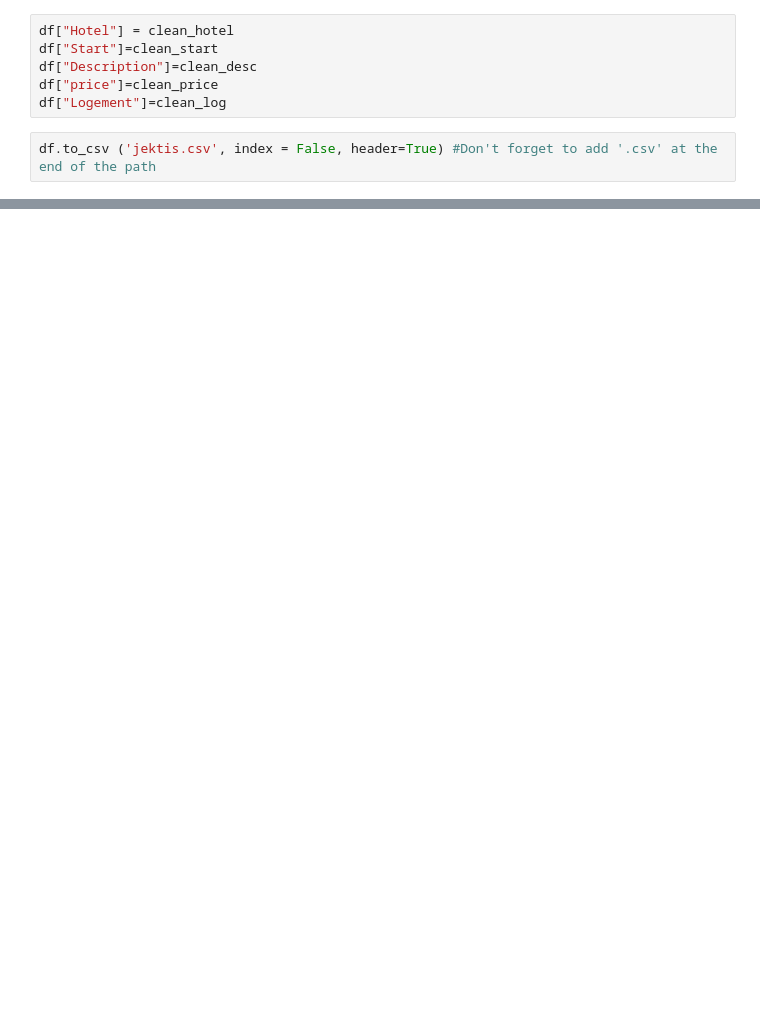
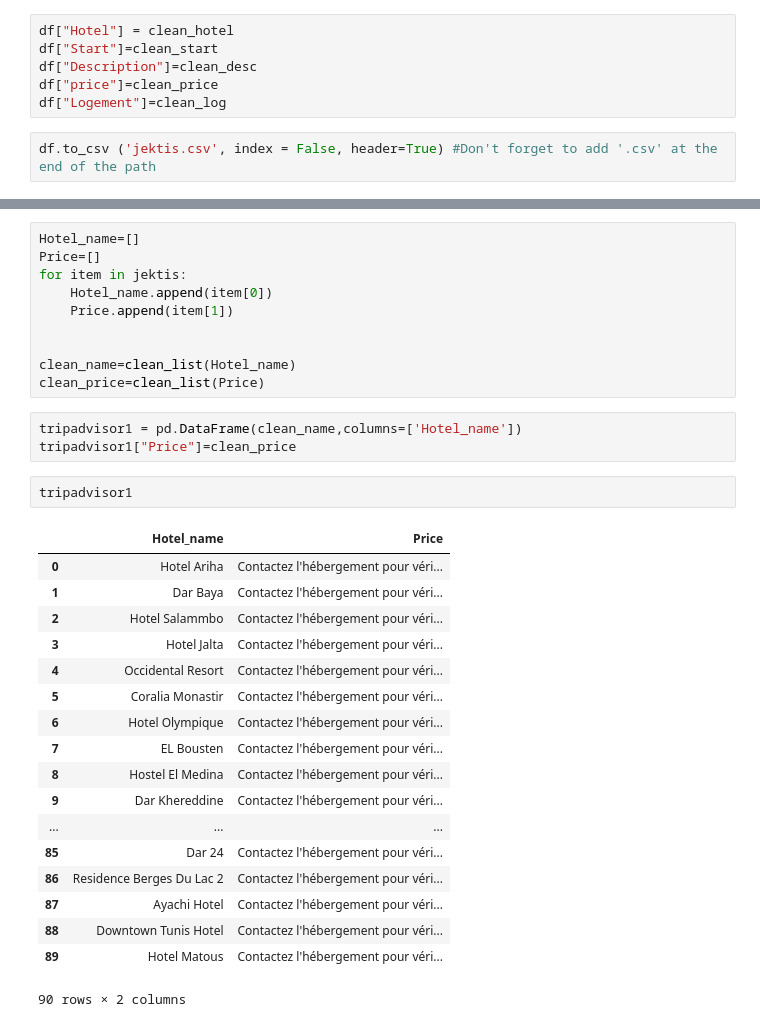
Before and after one commit to kheliljawher/assistant-virtuel, a Jupyter notebook: scraping.ipynb, the cells around one changed output, grey strips where cells are left out. Drawn from its saved outputs; the diff is of its cells as text; blank space fills up the shorter version.

```diff
--- a/scraping.ipynb
+++ b/scraping.ipynb
@@ -96,0 +283,34 @@ df.to_csv ('jektis.csv', index = False, header=True) #Don't forget to add '.csv'
+# %%
+Hotel_name=[]
+Price=[]
+for item in jektis:
+    Hotel_name.append(item[0])
+    Price.append(item[1])
+
+
+clean_name=clean_list(Hotel_name)
+clean_price=clean_list(Price)
+# %%
+tripadvisor1 = pd.DataFrame(clean_name,columns=['Hotel_name'])
+tripadvisor1["Price"]=clean_price
+# %%
+tripadvisor1
+# %% [output]
+|  | Hotel_name | Price |
+| 0 | Hotel Ariha | Contactez l'hébergement pour véri... |
+| 1 | Dar Baya | Contactez l'hébergement pour véri... |
+| 2 | Hotel Salammbo | Contactez l'hébergement pour véri... |
+| 3 | Hotel Jalta | Contactez l'hébergement pour véri... |
+| 4 | Occidental Resort | Contactez l'hébergement pour véri... |
+| 5 | Coralia Monastir | Contactez l'hébergement pour véri... |
+| 6 | Hotel Olympique | Contactez l'hébergement pour véri... |
+| 7 | EL Bousten | Contactez l'hébergement pour véri... |
+| 8 | Hostel El Medina | Contactez l'hébergement pour véri... |
+| 9 | Dar Khereddine | Contactez l'hébergement pour véri... |
+| ... | ... | ... |
+| 85 | Dar 24 | Contactez l'hébergement pour véri... |
+| 86 | Residence Berges Du Lac 2 | Contactez l'hébergement pour véri... |
+| 87 | Ayachi Hotel | Contactez l'hébergement pour véri... |
+| 88 | Downtown Tunis Hotel | Contactez l'hébergement pour véri... |
+| 89 | Hotel Matous | Contactez l'hébergement pour véri... |
+90 rows × 2 columns
```
Also changed, not shown: parts of 24 cells of this notebook, 13 other files.
